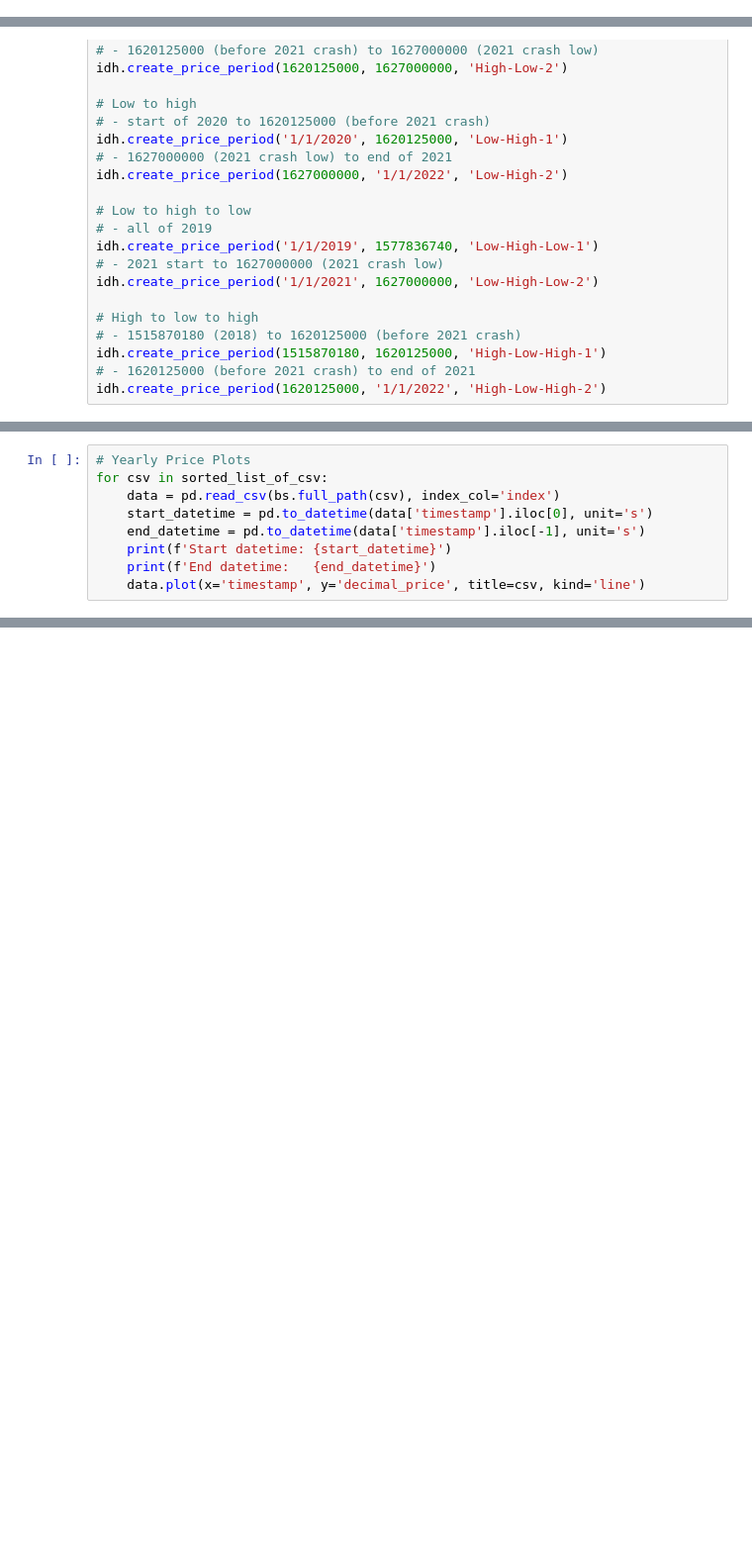
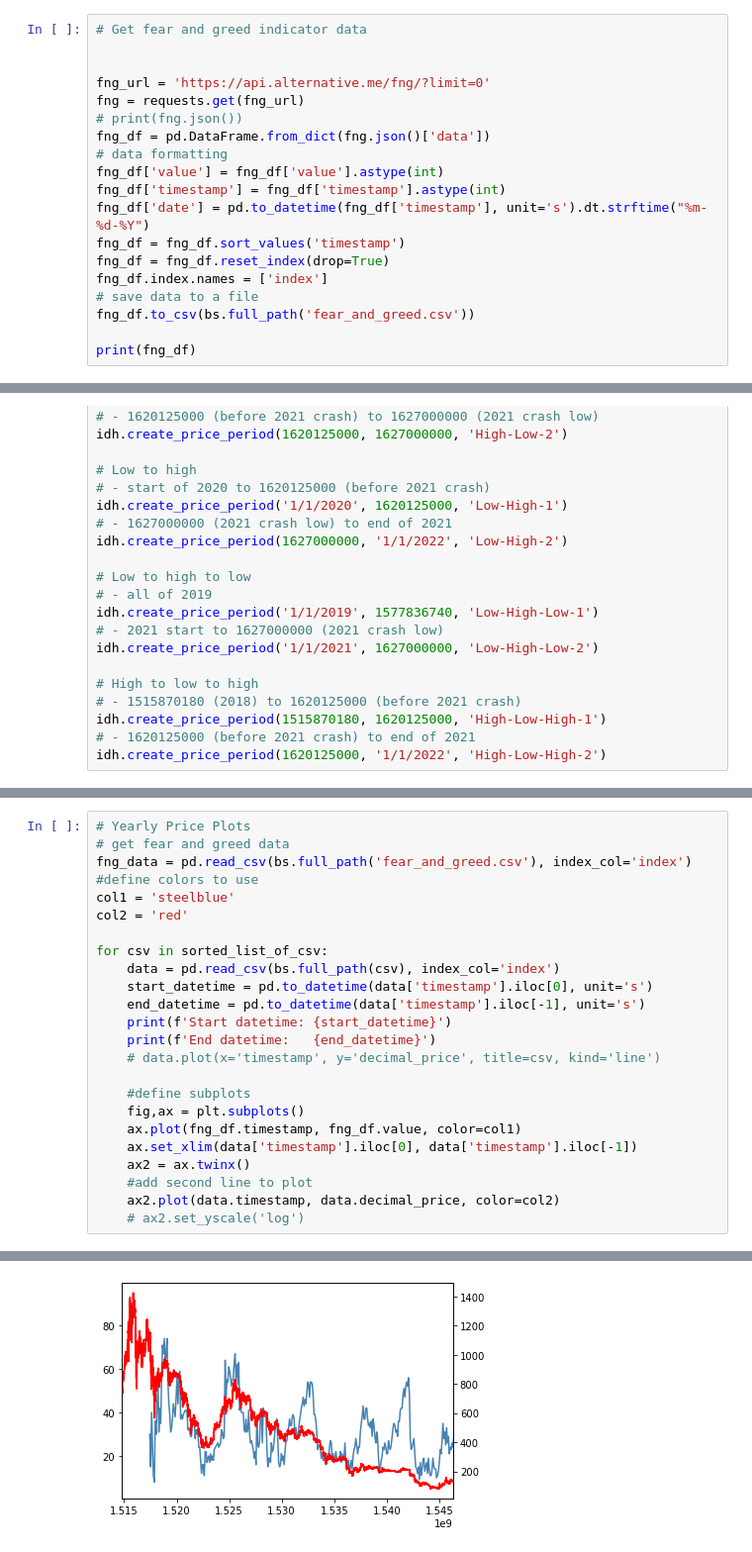
Before and after one commit to varriaza/Strategy-Performance, a Jupyter notebook: init_data.ipynb, the cells around one changed output, grey strips where cells are left out. Shown at 99% size. Drawn from its saved outputs; the diff is of its cells as text; blank space fills up the shorter version.

```diff
--- a/init_data.ipynb
+++ b/init_data.ipynb
@@ -233,3 +235,22 @@ Big Jumps:
     index   timestamp                     fraction_price  decimal_price  next_decimal_price  multiplier
 0  505646  1545031500  24004150829512655/281474976710656        85.2799            101.1726        1.19
 1  505648  1545031620      906617046138513/8796093022208       103.0704             85.3522        0.83
+# %%
+# Get fear and greed indicator data
+
+
+fng_url = 'https://api.alternative.me/fng/?limit=0'
+fng = requests.get(fng_url)
+# print(fng.json())
+fng_df = pd.DataFrame.from_dict(fng.json()['data'])
+# data formatting
+fng_df['value'] = fng_df['value'].astype(int)
+fng_df['timestamp'] = fng_df['timestamp'].astype(int)
+fng_df['date'] = pd.to_datetime(fng_df['timestamp'], unit='s').dt.strftime("%m-%d-%Y")
+fng_df = fng_df.sort_values('timestamp')
+fng_df = fng_df.reset_index(drop=True)
+fng_df.index.names = ['index']
+# save data to a file
+fng_df.to_csv(bs.full_path('fear_and_greed.csv'))
+
+print(fng_df)
@@ -300,9 +342,25 @@ data.plot(x='timestamp', y='decimal_price', kind='line')
 # %%
 # Yearly Price Plots
+# get fear and greed data
+fng_data = pd.read_csv(bs.full_path('fear_and_greed.csv'), index_col='index')
+#define colors to use
+col1 = 'steelblue'
+col2 = 'red'
+
 for csv in sorted_list_of_csv:
     data = pd.read_csv(bs.full_path(csv), index_col='index')
     start_datetime = pd.to_datetime(data['timestamp'].iloc[0], unit='s')
     end_datetime = pd.to_datetime(data['timestamp'].iloc[-1], unit='s')
     print(f'Start datetime: {start_datetime}')
     print(f'End datetime:   {end_datetime}')
-    data.plot(x='timestamp', y='decimal_price', title=csv, kind='line')
+    # data.plot(x='timestamp', y='decimal_price', title=csv, kind='line')
+
+    #define subplots
+    fig,ax = plt.subplots()
+    ax.plot(fng_df.timestamp, fng_df.value, color=col1)
+    ax.set_xlim(data['timestamp'].iloc[0], data['timestamp'].iloc[-1])
+    ax2 = ax.twinx()
+    #add second line to plot
+    ax2.plot(data.timestamp, data.decimal_price, color=col2)
+    # ax2.set_yscale('log')
+# %% [output]
@@ -308,0 +375 @@ for csv in sorted_list_of_csv:
+[figure, added]
```
Also changed, not shown: parts of 5 cells of this notebook, 7 other files.
